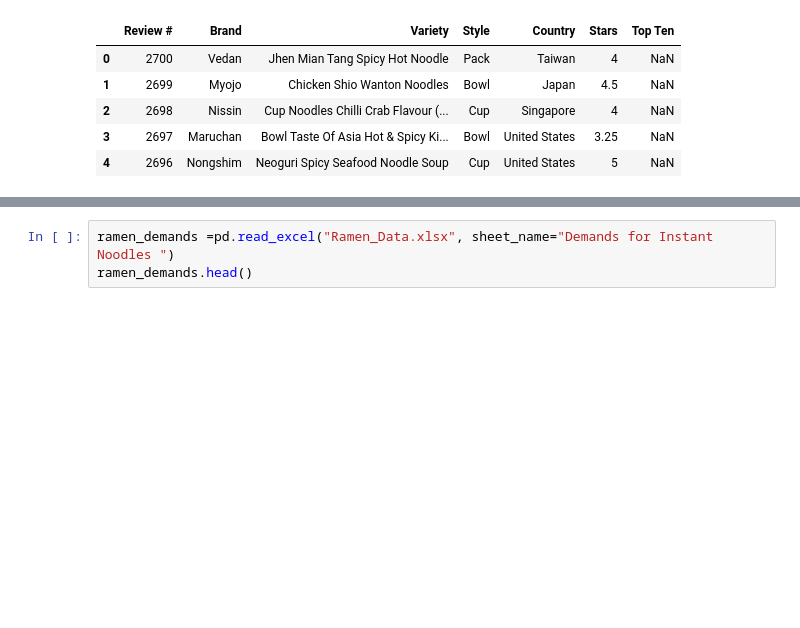
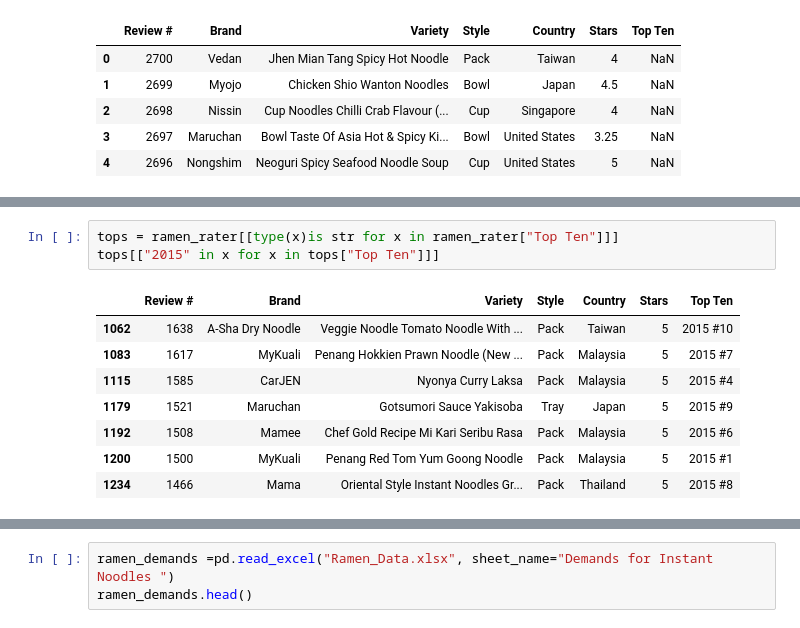
Before and after one commit to Orchhna/data_project, a Jupyter notebook: popular_ramendata.ipynb, the cells around one changed output, grey strips where cells are left out. Cells and saved outputs as stored; diff of their text form; blank space fills up the shorter version.

```diff
--- a/popular_ramendata.ipynb
+++ b/popular_ramendata.ipynb
@@ -37,0 +62,12 @@ ramen_rater.sample(10)
+# %%
+tops = ramen_rater[[type(x)is str for x in ramen_rater["Top Ten"]]]
+tops[["2015" in x for x in tops["Top Ten"]]]
+# %% [output]
+|  | Review # | Brand | Variety | Style | Country | Stars | Top Ten |
+| 1062 | 1638 | A-Sha Dry Noodle | Veggie Noodle Tomato Noodle With ... | Pack | Taiwan | 5 | 2015 #10 |
+| 1083 | 1617 | MyKuali | Penang Hokkien Prawn Noodle (New ... | Pack | Malaysia | 5 | 2015 #7 |
+| 1115 | 1585 | CarJEN | Nyonya Curry Laksa | Pack | Malaysia | 5 | 2015 #4 |
+| 1179 | 1521 | Maruchan | Gotsumori Sauce Yakisoba | Tray | Japan | 5 | 2015 #9 |
+| 1192 | 1508 | Mamee | Chef Gold Recipe Mi Kari Seribu Rasa | Pack | Malaysia | 5 | 2015 #6 |
+| 1200 | 1500 | MyKuali | Penang Red Tom Yum Goong Noodle | Pack | Malaysia | 5 | 2015 #1 |
+| 1234 | 1466 | Mama | Oriental Style Instant Noodles Gr... | Pack | Thailand | 5 | 2015 #8 |
```
Also changed, not shown: parts of 9 cells of this notebook.
